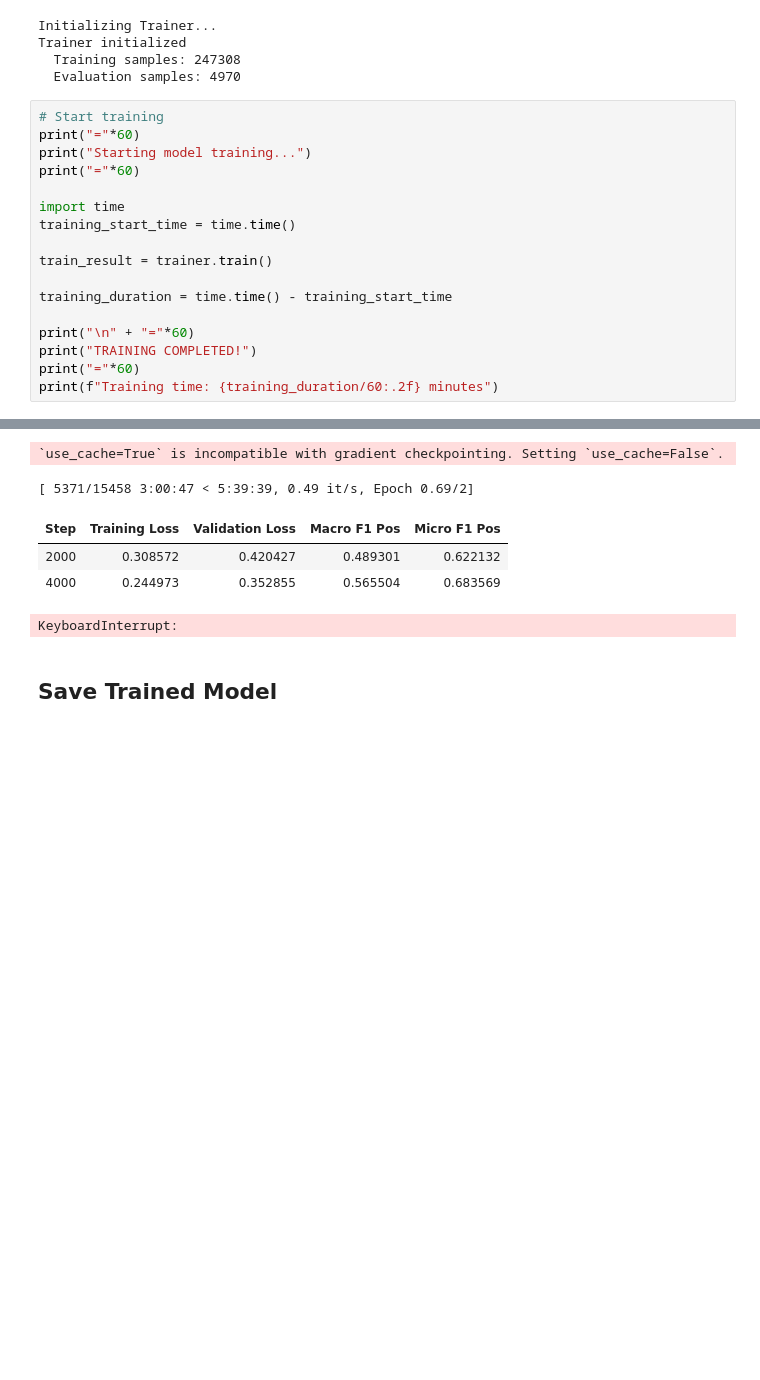
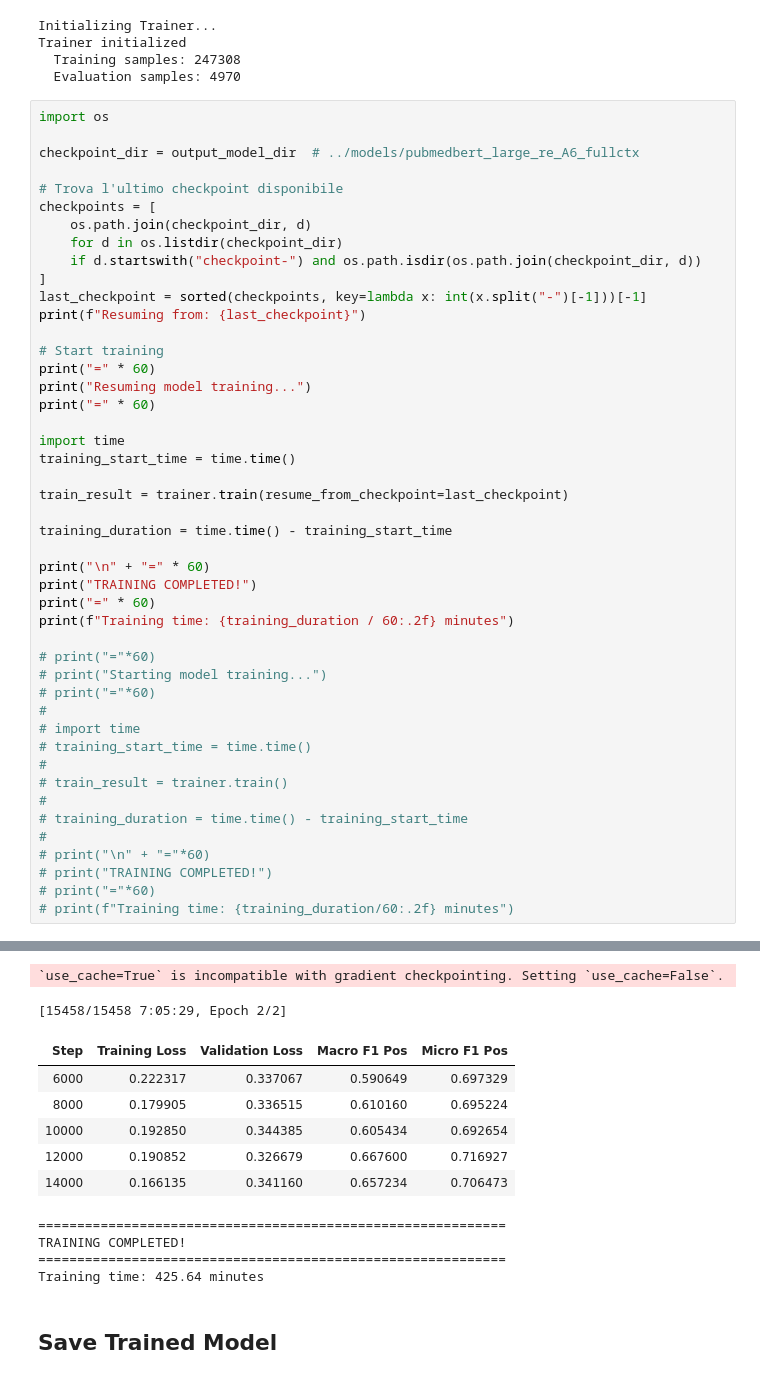
Before and after one commit to sofiamaule/SMTE-GutBrainIE, a Jupyter notebook: src/re/training/bert_RE_A6_fullctx.ipynb, the cells around one changed output, grey strips where cells are left out. Cells and saved outputs as stored; diff of their text form; blank space fills up the shorter version.

```diff
--- a/src/re/training/bert_RE_A6_fullctx.ipynb
+++ b/src/re/training/bert_RE_A6_fullctx.ipynb
@@ -1069,20 +1067,49 @@ Trainer initialized
   Training samples: 247308
   Evaluation samples: 4970
 # %%
+import os
+
+checkpoint_dir = output_model_dir  # ../models/pubmedbert_large_re_A6_fullctx
+
+# Trova l'ultimo checkpoint disponibile
+checkpoints = [
+    os.path.join(checkpoint_dir, d)
+    for d in os.listdir(checkpoint_dir)
+    if d.startswith("checkpoint-") and os.path.isdir(os.path.join(checkpoint_dir, d))
+]
+last_checkpoint = sorted(checkpoints, key=lambda x: int(x.split("-")[-1]))[-1]
+print(f"Resuming from: {last_checkpoint}")
+
 # Start training
-print("="*60)
-print("Starting model training...")
-print("="*60)
+print("=" * 60)
+print("Resuming model training...")
+print("=" * 60)
 
 import time
 training_start_time = time.time()
 
-train_result = trainer.train()
+train_result = trainer.train(resume_from_checkpoint=last_checkpoint)
 
 training_duration = time.time() - training_start_time
 
-print("\n" + "="*60)
+print("\n" + "=" * 60)
 print("TRAINING COMPLETED!")
-print("="*60)
-print(f"Training time: {training_duration/60:.2f} minutes")
+print("=" * 60)
+print(f"Training time: {training_duration / 60:.2f} minutes")
+
+# print("="*60)
+# print("Starting model training...")
+# print("="*60)
+#
+# import time
+# training_start_time = time.time()
+#
+# train_result = trainer.train()
+#
+# training_duration = time.time() - training_start_time
+#
+# print("\n" + "="*60)
+# print("TRAINING COMPLETED!")
+# print("="*60)
+# print(f"Training time: {training_duration/60:.2f} minutes")
 # %% [output]
@@ -1091,10 +1119,16 @@ Starting model training...
 ============================================================
 `use_cache=True` is incompatible with gradient checkpointing. Setting `use_cache=False`.
-[ 5371/15458 3:00:47 < 5:39:39, 0.49 it/s, Epoch 0.69/2]
+[15458/15458 7:05:29, Epoch 2/2]
 | Step | Training Loss | Validation Loss | Macro F1 Pos | Micro F1 Pos |
-| 2000 | 0.308572 | 0.420427 | 0.489301 | 0.622132 |
-| 4000 | 0.244973 | 0.352855 | 0.565504 | 0.683569 |
+| 6000 | 0.222317 | 0.337067 | 0.590649 | 0.697329 |
+| 8000 | 0.179905 | 0.336515 | 0.610160 | 0.695224 |
+| 10000 | 0.192850 | 0.344385 | 0.605434 | 0.692654 |
+| 12000 | 0.190852 | 0.326679 | 0.667600 | 0.716927 |
+| 14000 | 0.166135 | 0.341160 | 0.657234 | 0.706473 |
-KeyboardInterrupt:
+============================================================
+TRAINING COMPLETED!
+============================================================
+Training time: 425.64 minutes
 # %% [markdown]
 ## Save Trained Model
 # %%
```
Also changed, not shown: parts of 4 cells of this notebook, 10 other files.
